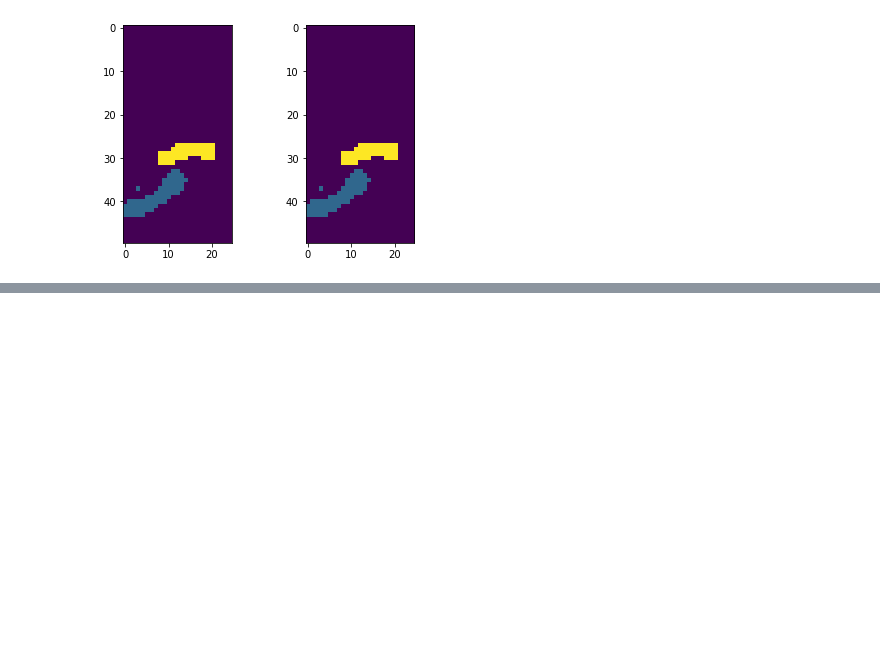
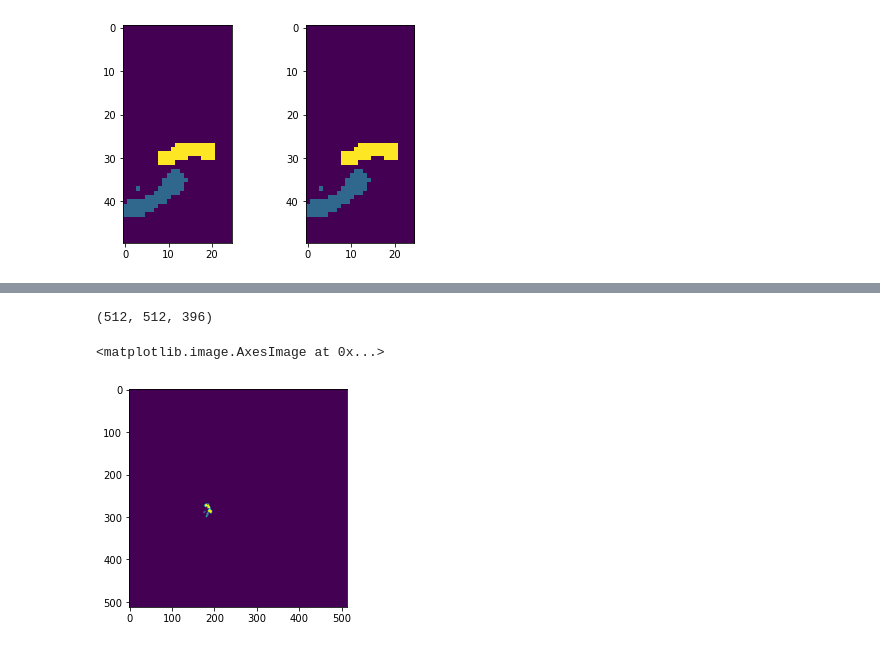
Before and after one commit to stebix/mrbreader, a Jupyter notebook: reader/mrb_discovery.ipynb, the cells around one changed output, grey strips where cells are left out. Saved outputs shown, nothing was run; the diff lists cells and outputs as text; code cells hidden in the pictures; blank space fills up the shorter version.

```diff
--- a/reader/mrb_discovery.ipynb
+++ b/reader/mrb_discovery.ipynb
@@ -181,0 +196,8 @@ ax.imshow(seg2[0][250:300, 175:200, idx])
+# %%
+# read data directly
+seg_volume_rawbytes = multiseg_mrbfile.read(seg_infofile)
+# %%
+# as nrrd
+
+seg_volume = io.BytesIO(seg_volume_rawbytes)
+type(seg_volume)
@@ -181,0 +206,2 @@ ax.imshow(seg2[0][250:300, 175:200, idx])
+# %%
+seg_volume_header = nrrd.read_header(seg_volume)
@@ -181,0 +228,13 @@ ax.imshow(seg2[0][250:300, 175:200, idx])
+# %%
+seg_volume_data = nrrd.read_data(seg_volume_header, seg_volume)
+# %%
+seg_volume_data.shape
+# %% [output]
+(512, 512, 396)
+# %%
+fig, ax = plt.subplots()
+
+ax.imshow(seg_volume_data[..., 200])
+# %% [output]
+<matplotlib.image.AxesImage at 0x...>
+[figure, added]
```
Also changed, not shown: parts of 5 cells of this notebook, 1 other file.
